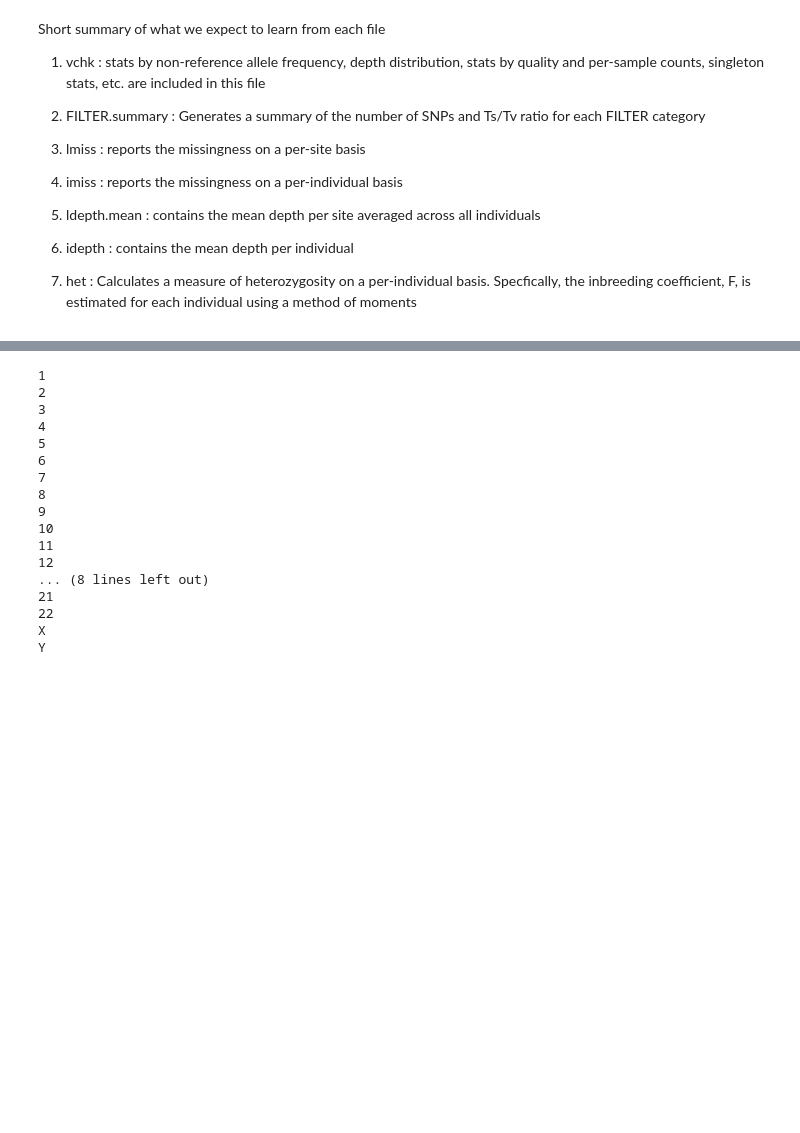
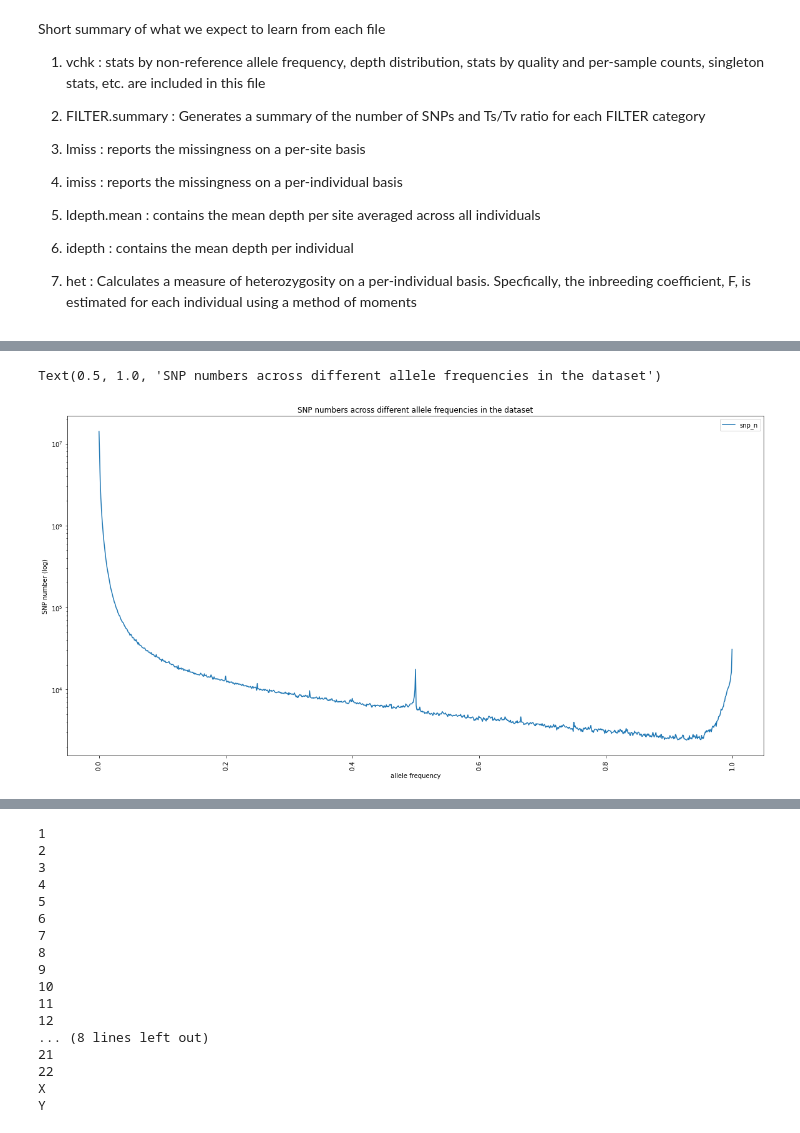
Before and after one commit to acostauribe/QC_TANGL-hg38, a Jupyter notebook: preQC_general_analysis.ipynb, the cells around one changed output, grey strips where cells are left out. Saved outputs shown, nothing was run; the diff lists cells and outputs as text; code cells hidden in the pictures; blank space fills up the shorter version.

Commit message:
Updated with analysis of the VCHK file

```diff
--- a/preQC_general_analysis.ipynb
+++ b/preQC_general_analysis.ipynb
@@ -50 +51,15 @@ import numpy as np
 import os
+# %%
+# Read in the vchk file produced by bcftools and divide it into separate parts
+# Summary numbers, Stats by non-reference allele frequency, Stats by quality,
+# Indel distribution, Depth distribution
+
+notebook_path = os.path.abspath("preQC_general_analysis.ipynb")
+vchk_file_path = os.path.join(os.path.dirname(notebook_path), "data/joint.hg38.vchk")
+
+### 1. Summary numbers
+# SN [2]id [3]key [4]value
+with open(vchk_file_path, 'r') as f:
+    for line in f:
+        if line.startswith('SN'):
+            print(' '.join(line.strip().split('\t')[2:]))
@@ -50,0 +76,18 @@ import os
+# %%
+### 2. Stats by non-reference allele frequency
+#AF [2]id [3]allele frequency [4]number of SNPs [5]number of transitions [6]number of transversions [7]number of indels [8]repeat-consistent [9]repeat-inconsistent [10]not applicable
+# Collect the data
+allele_freq_data = {}
+with open(vchk_file_path, 'r') as f:
+    for line in f:
+        if line.startswith('AF'):
+            line = line.split('\t')
+            freq, snp_n, transitions_n, transversions_n, indels_n = float(line[2]), int(line[3]), int(line[4]), int(line[5]), int(line[6])
+            rep_cons, rep_incons = int(line[7]), int(line[8])
+            allele_freq_data[freq] = [snp_n, transitions_n, transversions_n, indels_n, rep_cons, rep_incons]
+
+# Make a dataframe
+cols = ['snp_n', 'transitions_n', 'transversions_n', 'indels_n', 'rep_cons', 'rep_incons']
+freq_df = pd.DataFrame.from_dict(allele_freq_data, orient='index', columns=cols)
+freq_df = freq_df.reset_index()
+freq_df.head()
@@ -50,0 +101,12 @@ import os
+# %%
+# SNP count at each frequency
+plt.rcParams["figure.figsize"] = (20,10)
+freq_df.plot(x='index', y='snp_n')
+plt.xticks(rotation=90)
+plt.yscale('log')
+plt.xlabel('allele frequency')
+plt.ylabel('SNP number (log)')
+plt.title('SNP numbers across different allele frequencies in the dataset')
+# %% [output]
+Text(0.5, 1.0, 'SNP numbers across different allele frequencies in the dataset')
+[figure, added]
```
Also changed, not shown: parts of 10 cells of this notebook.
